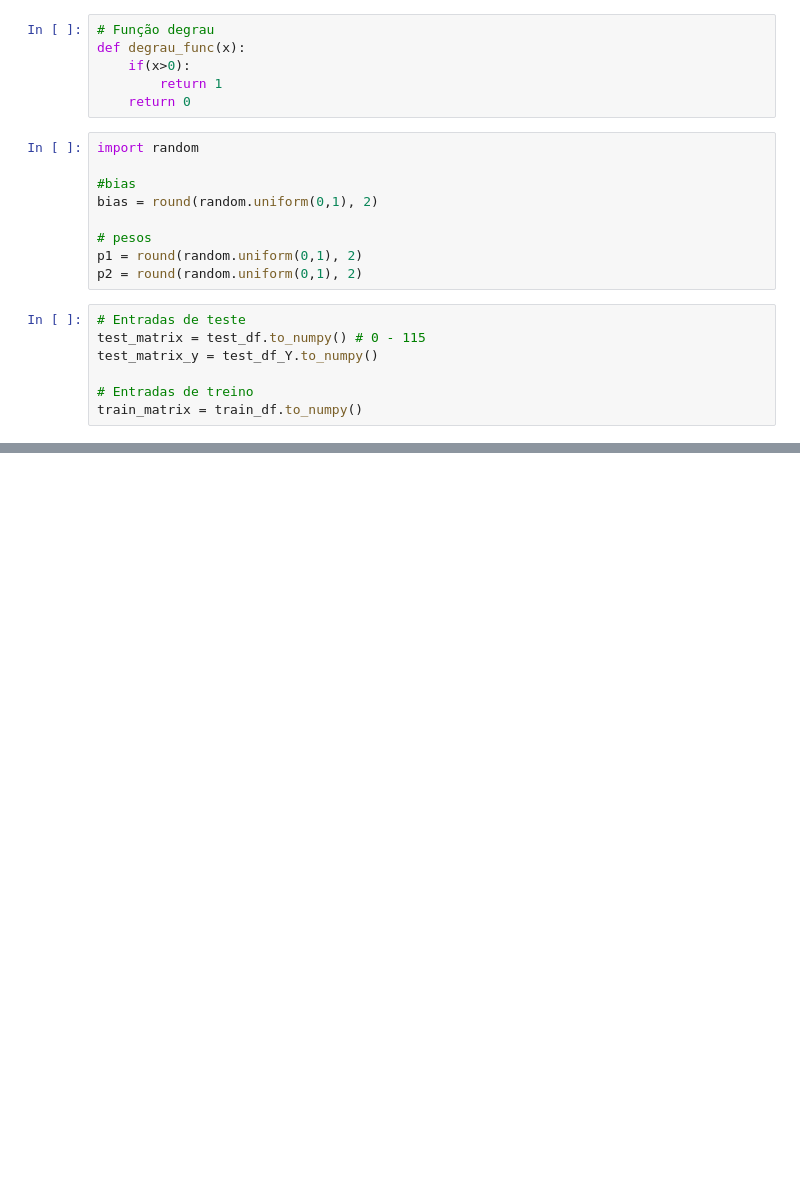
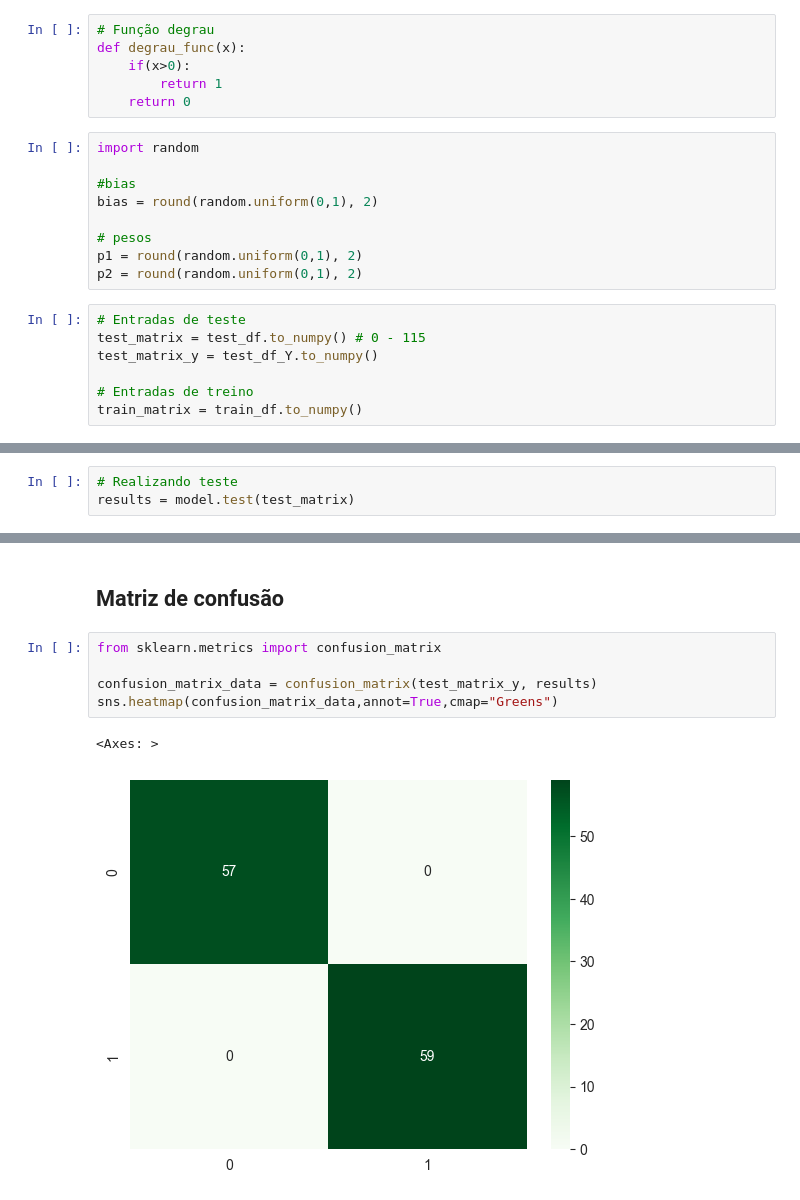
Before and after one commit to Henri-debug/perceptron_neural_net, a Jupyter notebook: motor_perceptron.ipynb, the cells around one changed output, grey strips where cells are left out. Drawn from its saved outputs; the diff is of its cells as text; blank space fills up the shorter version.

```diff
--- a/motor_perceptron.ipynb
+++ b/motor_perceptron.ipynb
@@ -305,0 +274,3 @@ Pesos: [0.9408071955428398, 0.7201777433097512]
+# %%
+# Realizando teste
+results = model.test(test_matrix)
@@ -305,0 +317,10 @@ Pesos: [0.9408071955428398, 0.7201777433097512]
+# %% [markdown]
+## Matriz de confusão
+# %%
+from sklearn.metrics import confusion_matrix
+
+confusion_matrix_data = confusion_matrix(test_matrix_y, results)
+sns.heatmap(confusion_matrix_data,annot=True,cmap="Greens")
+# %% [output]
+<Axes: >
+[figure, added]
```
Also changed, not shown: parts of 12 cells of this notebook.
